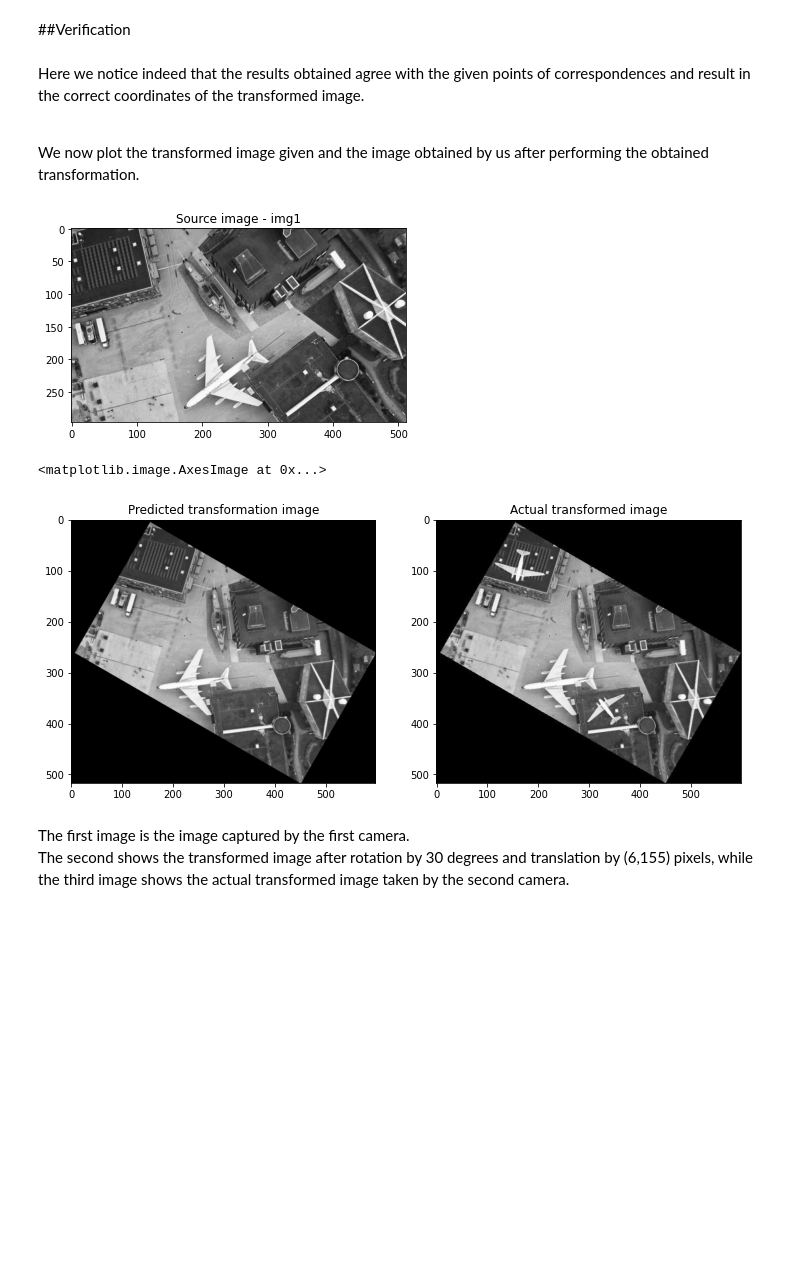
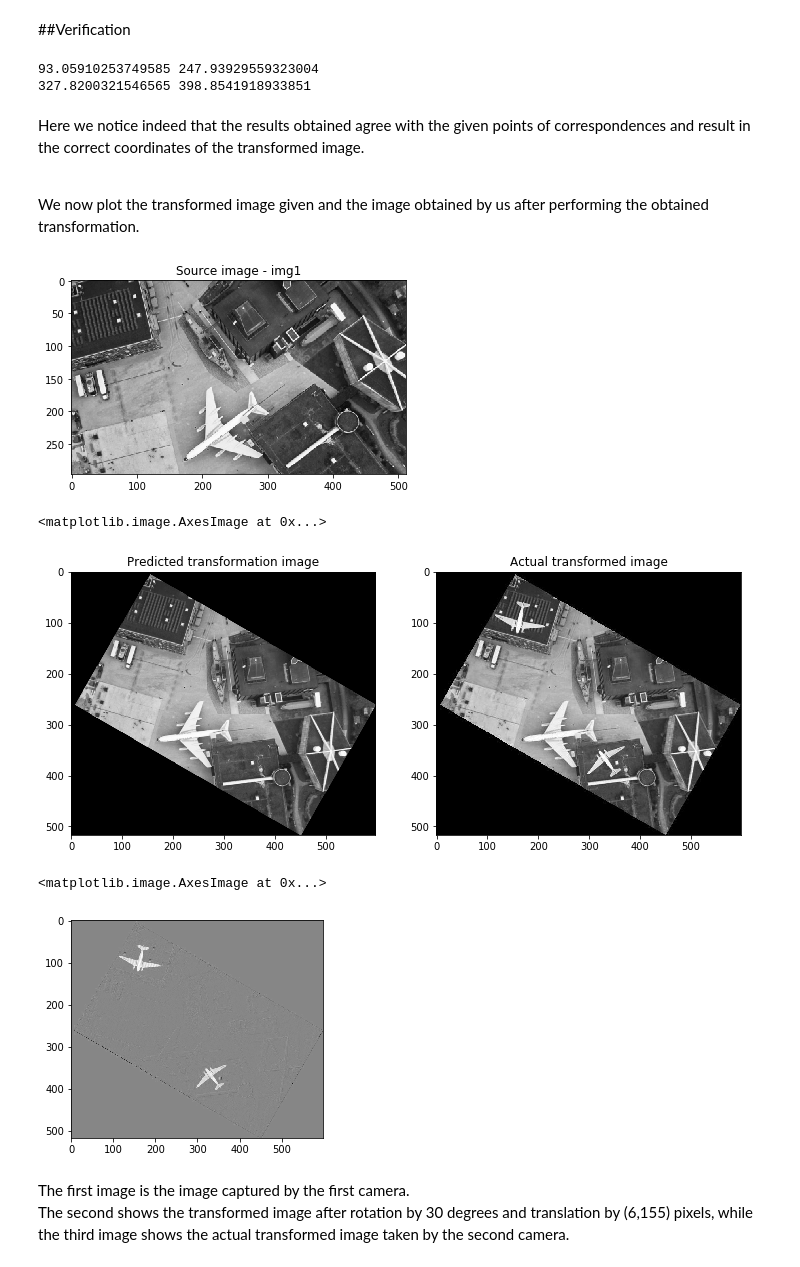
Before and after one commit to shreyasnn1/EE5175-Image-Signal-Processing, a Jupyter notebook: Lab_2/lab2.ipynb, the cells around one changed output. Drawn from its saved outputs; the diff is of its cells as text; code cells hidden in the pictures; blank space fills up the shorter version.

```diff
--- a/Lab_2/lab2.ipynb
+++ b/Lab_2/lab2.ipynb
@@ -91,19 +91,23 @@ From the above results it is clear that img1 has to be rotated by 0.523 radians
 def transform_coordinate(xs, ys, theta, Tx, Ty):
   xt = xs*np.cos(theta) + ys*np.sin(theta) + Tx
   yt = -xs*np.sin(theta) + ys*np.cos(theta) + Ty
+  print(xt,yt)
 
 # We cross check the results by verifying that the obtained transformation leads
 #  to correct points of correspondences given in the question.
 transform_coordinate(xs=29, ys=124, theta=0.523, Tx=6, Ty=155)
 transform_coordinate(xs=157, ys=372, theta=0.523, Tx=6, Ty=155)
+# %% [output]
+93.05910253749585 247.93929559323004
+327.8200321546565 398.8541918933851
 # %% [markdown]
 Here we notice indeed that the results obtained agree with the given points of correspondences and result in the correct coordinates of the transformed image.
 
 \
 We now plot the transformed image given and the image obtained by us after performing the obtained transformation.
 # %%
-img1 = cv2.imread('/content/drive/MyDrive/EE5175/Lab_2/IMG1.png',0)
-img2 = cv2.imread('/content/drive/MyDrive/EE5175/Lab_2/IMG2.png',0)
+img1 = cv2.imread('IMG1.png',0)
+img2 = cv2.imread('IMG2.png',0)
 (l,w) = img1.shape
 
 ϴ = np.deg2rad(30) # Convert to radians
@@ -133,9 +137,14 @@ ax2.set_title("Actual transformed image")
 ax1.imshow(transformed_img,cmap='gray')
 ax2.imshow(img2,cmap='gray')
 # %% [output]
-[figure, old version]
+[figure, new version]
 <matplotlib.image.AxesImage at 0x...>
 [figure]
+# %%
+plt.imshow(img2-transformed_img, cmap = 'gray')
+# %% [output]
+<matplotlib.image.AxesImage at 0x...>
+[figure, added]
 # %% [markdown]
 The first image is the image captured by the first camera.
 \
```
Also changed, not shown: parts of 1 cell of this notebook.
